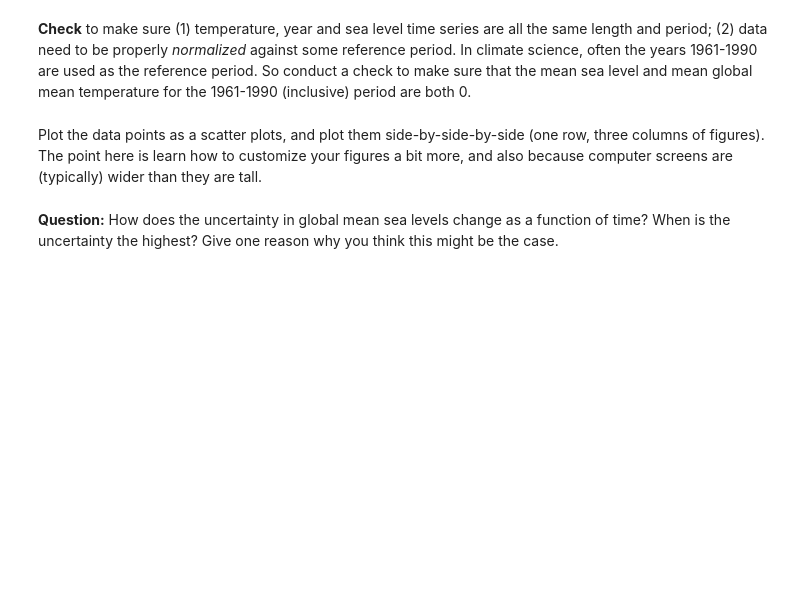
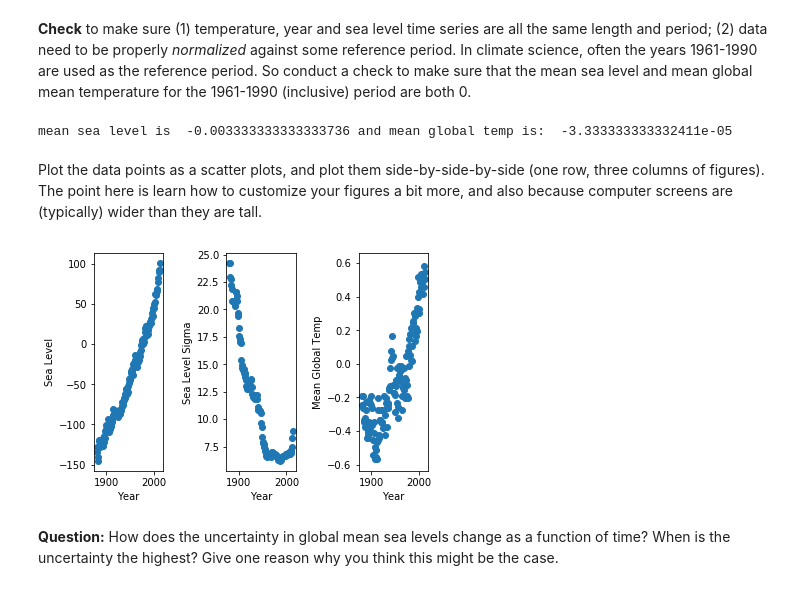
Before and after one commit to BrennonLee/AI, a Jupyter notebook: hw/csci3202_hw04_Brennon_Lee.ipynb, the cells around one changed output. Drawn from its saved outputs; the diff is of its cells as text; code cells hidden in the pictures; blank space fills up the shorter version.

```diff
--- a/hw/csci3202_hw04_Firstname_Lastname.ipynb
+++ b/hw/csci3202_hw04_Brennon_Lee.ipynb
@@ -44,8 +44,8 @@ sealevel = []
 sealevel_sigma = []
 temperature = []
 
-dfSealevel = pd.read_csv("data_sealevel.csv")
-dfTemperature = pd.read_csv("data_temperature.csv")
+dfSealevel = pd.read_csv("hw4_data/data_sealevel.csv")
+dfTemperature = pd.read_csv("hw4_data/data_temperature.csv")
 
 # We aren't doing any heavy-duty stats stuff, so let's just keep what we need as regular lists
 year = dfSealevel["year"].tolist()
@@ -54,8 +54,29 @@ sealevel_sigma = dfSealevel["uncertainty"].tolist()
 temperature = dfTemperature["temperature"].tolist()
 # %% [markdown]
 **Check** to make sure (1) temperature, year and sea level time series are all the same length and period; (2) data need to be properly *normalized* against some reference period. In climate science, often the years 1961-1990 are used as the reference period.  So conduct a check to make sure that the mean sea level and mean global mean temperature for the 1961-1990 (inclusive) period are both 0.
+# %%
+mean_sealevel = np.mean(sealevel[year.index(1961): year.index(1991)])
+mean_global_temp = np.mean(temperature[year.index(1961): year.index(1991)])
+print('mean sea level is ', mean_sealevel, 'and mean global temp is: ', mean_global_temp)
+# %% [output]
+mean sea level is  -0.003333333333333736 and mean global temp is:  -3.333333333332411e-05
 # %% [markdown]
 Plot the data points as a scatter plots, and plot them side-by-side-by-side (one row, three columns of figures). The point here is learn how to customize your figures a bit more, and also because computer screens are (typically) wider than they are tall.
+# %%
+fig, ax = plt.subplots(nrows=1, ncols=3)
+fig.subplots_adjust(hspace=0.9, wspace=0.9)
+ax[0].scatter(year, sealevel)
+ax[0].set_xlabel('Year')
+ax[0].set_ylabel('Sea Level')
+ax[1].scatter(year, sealevel_sigma)
+ax[1].set_xlabel('Year')
+ax[1].set_ylabel('Sea Level Sigma')
+ax[2].scatter(year, temperature)
+ax[2].set_xlabel('Year')
+ax[2].set_ylabel('Mean Global Temp')
+plt.show()
+# %% [output]
+[figure, added]
 # %% [markdown]
 **Question:** How does the uncertainty in global mean sea levels change as a function of time?  When is the uncertainty the highest?  Give one reason why you think this might be the case.
 # %% [markdown]
```
Also changed, not shown: parts of 2 cells of this notebook, 3 other files.
